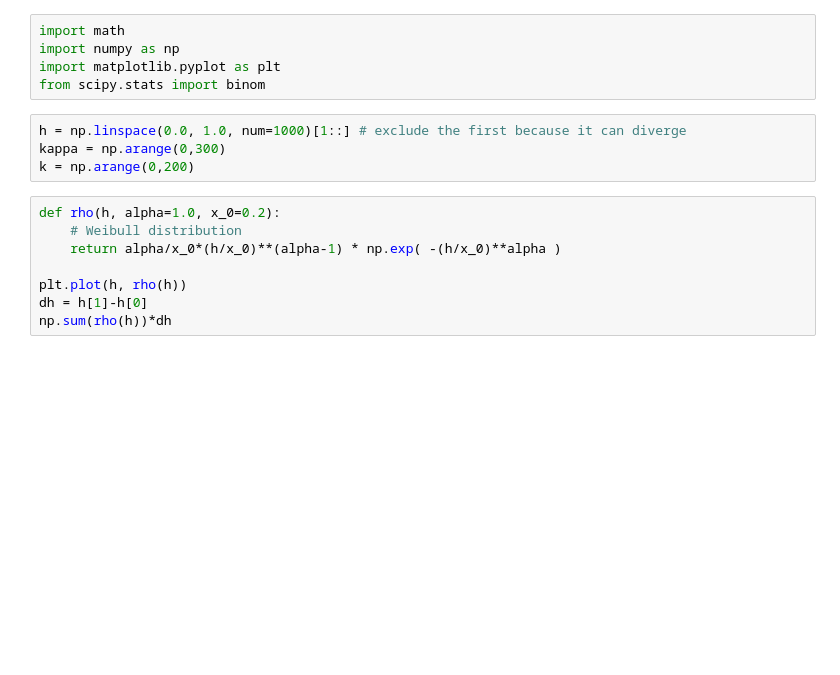
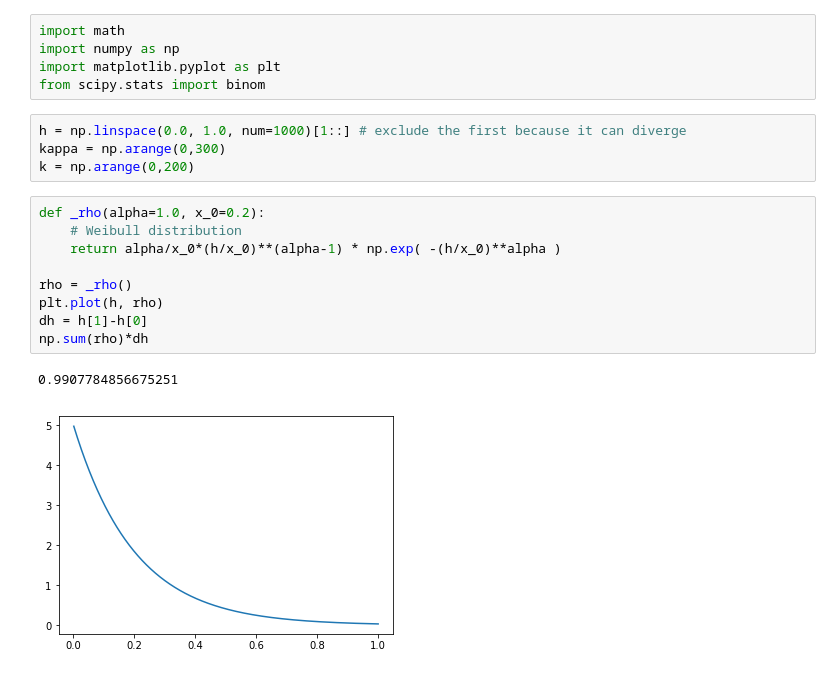
Before and after one commit to yohm/sim_sampling_analysis, a Jupyter notebook: calc.ipynb, the cells around one changed output. Drawn from its saved outputs; the diff is of its cells as text; blank space fills up the shorter version.

```diff
--- a/calc.ipynb
+++ b/calc.ipynb
@@ -8,11 +8,15 @@ h = np.linspace(0.0, 1.0, num=1000)[1::] # exclude the first because it can dive
 kappa = np.arange(0,300)
 k = np.arange(0,200)
 # %%
-def rho(h, alpha=1.0, x_0=0.2):
+def _rho(alpha=1.0, x_0=0.2):
     # Weibull distribution
     return alpha/x_0*(h/x_0)**(alpha-1) * np.exp( -(h/x_0)**alpha )
 
-plt.plot(h, rho(h))
+rho = _rho()
+plt.plot(h, rho)
 dh = h[1]-h[0]
-np.sum(rho(h))*dh
+np.sum(rho)*dh
+# %% [output]
+0.9907784856675251
+[figure, added]
 # %%
```
Also changed, not shown: parts of 10 cells of this notebook.
